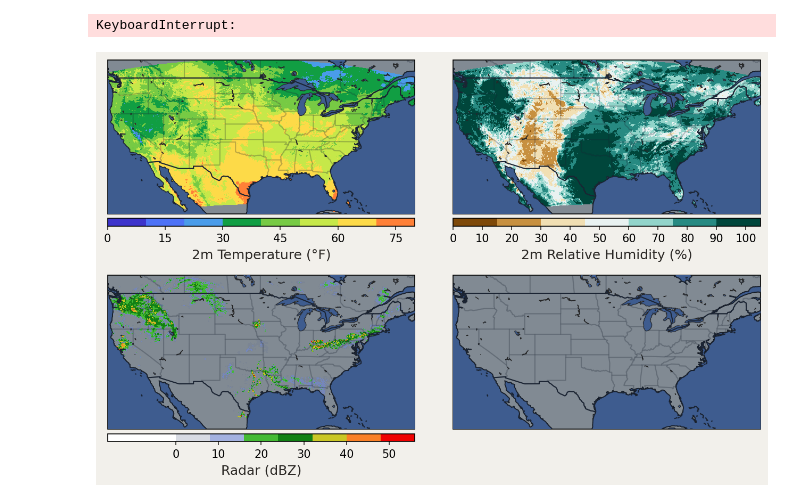
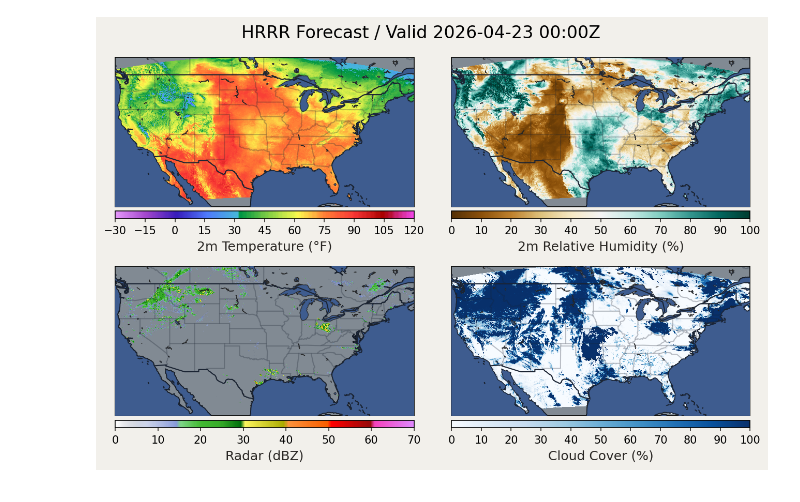
Before and after one commit to avinasharavind/mac_lab, a Jupyter notebook: modeltest.ipynb, the cells around one changed output. Cells and saved outputs as stored; diff of their text form; code cells hidden in the pictures.

```diff
--- a/modeltest.ipynb
+++ b/modeltest.ipynb
@@ -11,6 +11,8 @@ ds = xr.open_zarr("https://data.dynamical.org/noaa/hrrr/forecast-48-hour/latest.
 # %%
 now = datetime.now(UTC).strftime("%Y-%m-%dT%H:%M")
 data = ds.sel(init_time=now, lead_time=np.timedelta64(0, "h"), method="nearest")
+# %%
+data = ds.sel(init_time=now, lead_time=np.timedelta64(0, "h"), method="nearest")
 # %%
 def make_plot(fig, ax, lat1=22.5, lon1=-125, lat2=52.5, lon2=-65):
 
@@ -45,7 +47,7 @@ for i in range(2):
         fig, ax = make_plot(fig, axes[i, j])
 
 ax = axes[0, 0]
-p = ax.contourf(data.longitude, data.latitude, (data.temperature_2m*(9/5))+32, cmap="tmpf", vmin=-30, vmax=120)
+p = ax.pcolormesh(data.longitude, data.latitude, (data.temperature_2m*(9/5))+32, cmap="tmpf", vmin=-30, vmax=120)
 fig.canvas.draw()
 cax = inset_axes(ax, width="100%", height="5%",
                 loc="lower center",
@@ -65,7 +67,7 @@ cb.ax.tick_params(color="#2a2724")
 cb.ax.set_xlabel("2m Temperature (°F)", color="#2a2724", size=12)
 
 ax = axes[0, 1]
-p2 = ax.contourf(data.longitude, data.latitude, data.relative_humidity_2m, cmap="BrBG", vmin=0, vmax=100)
+p2 = ax.pcolormesh(data.longitude, data.latitude, data.relative_humidity_2m, cmap="BrBG", vmin=0, vmax=100)
 fig.canvas.draw()
 cax = inset_axes(ax, width="100%", height="5%",
                 loc="lower center",
@@ -85,7 +87,7 @@ cb.ax.tick_params(color="#2a2724")
 cb.ax.set_xlabel("2m Relative Humidity (%)", color="#2a2724", size=12)
 
 ax = axes[1, 0]
-p3 = ax.contourf(data.longitude, data.latitude, data.composite_reflectivity, cmap="radar", vmin=0, vmax=70)
+p3 = ax.pcolormesh(data.longitude, data.latitude, data.composite_reflectivity, cmap="radar", vmin=0, vmax=70)
 fig.canvas.draw()
 cax = inset_axes(ax, width="100%", height="5%",
                 loc="lower center",
@@ -101,36 +103,35 @@ spacing="proportional",
 ticks = np.arange(0, 80, 10),
 )
 
 cb.ax.tick_params(color="#2a2724")
 cb.ax.set_xlabel("Radar (dBZ)", color="#2a2724", size=12)
 
 ax = axes[1, 1]
-p4 = ax.contourf(data.longitude, data.latitude, data.total_cloud_cover_atmosphere, cmap="Blues", vmin=0, vmax=100)
+p4 = ax.pcolormesh(data.longitude, data.latitude, data.total_cloud_cover_atmosphere, cmap="Blues", vmin=0, vmax=100)
 fig.canvas.draw()
 cax = inset_axes(ax, width="100%", height="5%",
                 loc="lower center",
                 bbox_to_anchor=(0, -0.08, 1, 1),
                 bbox_transform=ax.transAxes,
                 borderpad=0)
 
 cb = plt.colorbar(
 p4,
 cax=cax,
 orientation="horizontal",
 spacing="proportional",
 ticks = np.arange(0, 110, 10),
 )
 
 cb.ax.tick_params(color="#2a2724")
 cb.ax.set_xlabel("Cloud Cover (%)", color="#2a2724", size=12)
 
 
 fig.suptitle(f"HRRR Forecast / Valid {data.valid_time.values.astype(str)[0:10] + " " + data.valid_time.values.astype(str)[11:16]}Z", y=0.95, size=16)
 
 plt.savefig(f"cache/hrrr_surface/{data.valid_time.values.astype(str)[0:10] + "T" + data.valid_time.values.astype(str)[11:16]}", bbox_inches="tight")
 # %% [output]
-KeyboardInterrupt:
-[figure, old version]
+[figure, new version]
 # %%
 def add_temp():
     colorlist1 = ["#E496FA", "#A346CD", "#361BBA", "#4F7AFC", "#47B7DA"]
```
Also changed, not shown: 5 other files.
